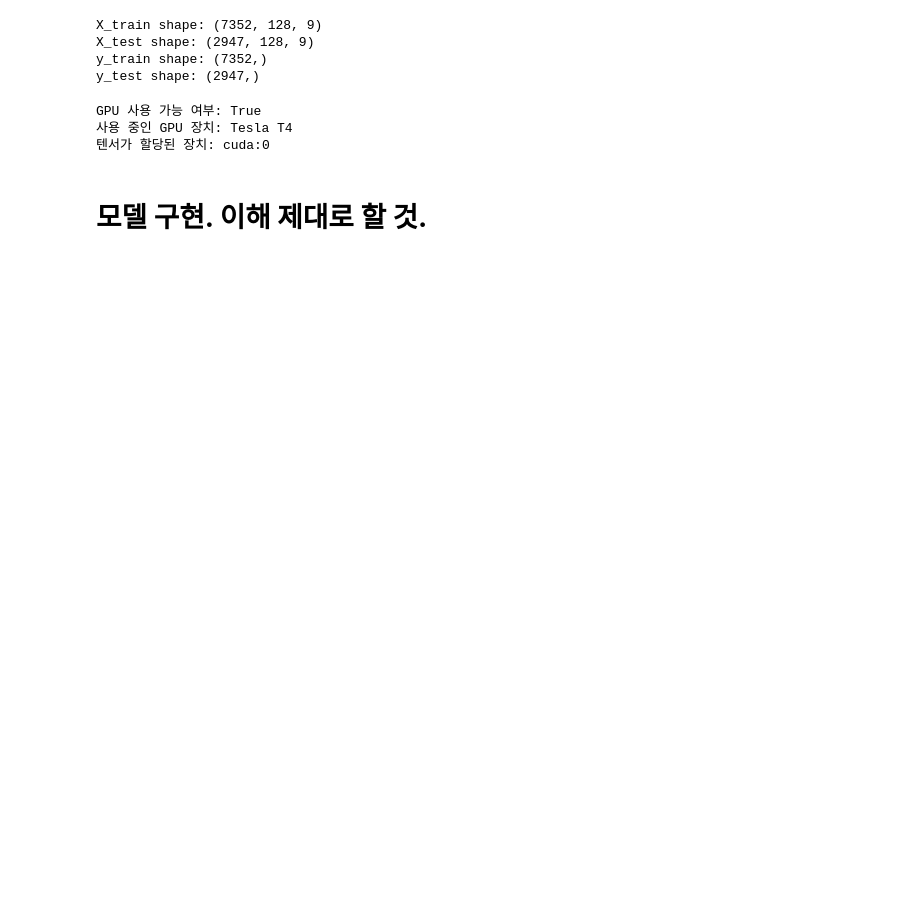
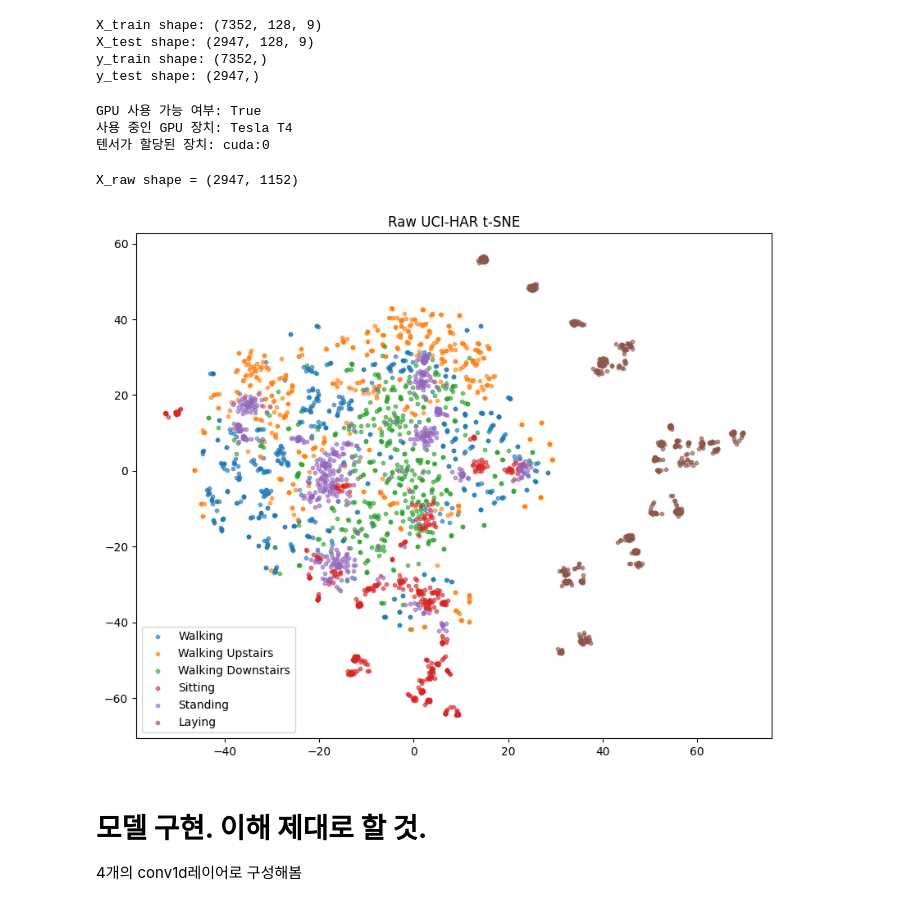
Before and after one commit to Sperodd/HAR, a Jupyter notebook: UCI-HAR/pytorch/UCI-HAR_CNN.ipynb, the cells around one changed output. Drawn from its saved outputs; the diff is of its cells as text; code cells hidden in the pictures; blank space fills up the shorter version.

```diff
--- a/UCI-HAR/pytorch/UCI-HAR_CNN.ipynb
+++ b/UCI-HAR/pytorch/UCI-HAR_CNN.ipynb
@@ -119,5 +149,47 @@ test_dataset  = HAR_Dataset(X_test, y_test)
 
 train_loader = DataLoader(train_dataset, batch_size=64, shuffle=True)
 test_loader  = DataLoader(test_dataset, batch_size=64, shuffle=False)
+# %%
+X_raw = X_test.reshape(X_test.shape[0], -1)
+
+print(f"X_raw shape = {X_raw.shape}")
+
+tsne = TSNE(
+    n_components=2,
+    perplexity=30,
+    random_state=42
+)
+
+embedding = tsne.fit_transform(X_raw)
+
+activity_names = [
+    "Walking",
+    "Walking Upstairs",
+    "Walking Downstairs",
+    "Sitting",
+    "Standing",
+    "Laying"
+]
+
+plt.figure(figsize=(10,8))
+
+for i in range(6):
+    idx = y_test == i
+
+    plt.scatter(
+        embedding[idx,0],
+        embedding[idx,1],
+        s=10,
+        alpha=0.6,
+        label=activity_names[i]
+    )
+
+plt.legend()
+plt.title("Raw UCI-HAR t-SNE")
+plt.show()
+# %% [output]
+X_raw shape = (2947, 1152)
+[figure, added]
 # %% [markdown]
 # **모델 구현. 이해 제대로 할 것.**
+4개의 conv1d레이어로 구성해봄
```
Also changed, not shown: parts of 21 cells of this notebook.
